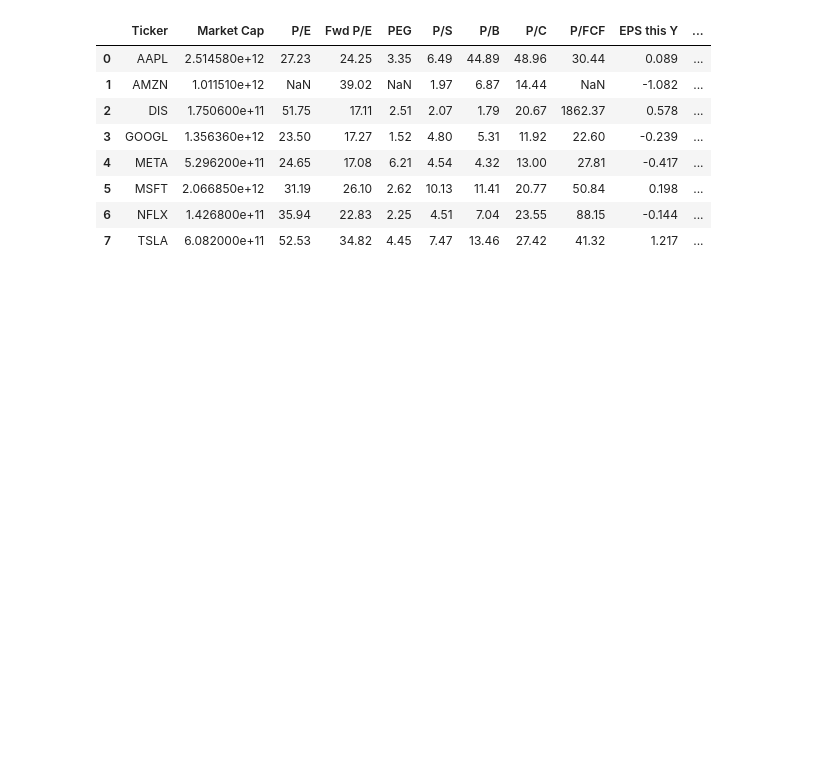
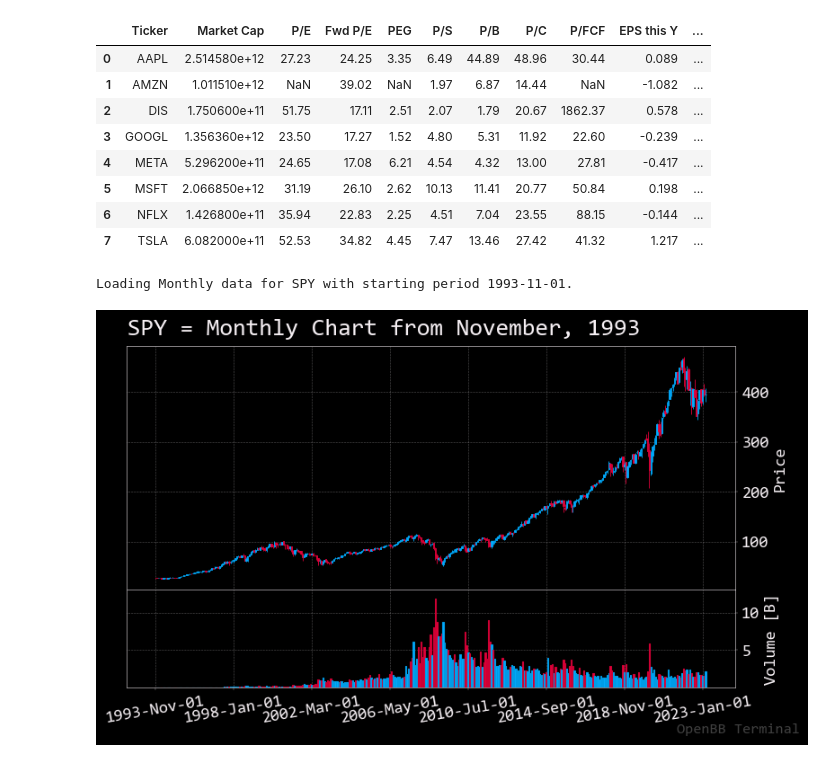
Before and after one commit to lukewbecker/financial, a Jupyter notebook: openbb_test.ipynb, the cells around one changed output. Drawn from its saved outputs; the diff is of its cells as text; code cells hidden in the pictures; blank space fills up the shorter version.

```diff
--- a/openbb_test.ipynb
+++ b/openbb_test.ipynb
@@ -28,3 +28,18 @@ openbb.stocks.ca.screener(similar = ['AAPL', 'NFLX', 'META', 'AMZN', 'MSFT', 'GO
 | 5 | MSFT | 2.066850e+12 | 31.19 | 26.10 | 2.62 | 10.13 | 11.41 | 20.77 | 50.84 | 0.198 | ... |
 | 6 | NFLX | 1.426800e+11 | 35.94 | 22.83 | 2.25 | 4.51 | 7.04 | 23.55 | 88.15 | -0.144 | ... |
 | 7 | TSLA | 6.082000e+11 | 52.53 | 34.82 | 4.45 | 7.47 | 13.46 | 27.42 | 41.32 | 1.217 | ... |
+# %%
+spy_daily = openbb.stocks.load(
+        symbol = 'SPY',
+        start_date = '1993-11-01',
+        monthly = True)
+# %% [output]
+Loading Monthly data for SPY with starting period 1993-11-01.
+# %%
+openbb.stocks.candle(
+    data = spy_daily,
+    asset_type = 'SPY = Monthly Chart from November, 1993',
+    symbol = ''
+)
+# %% [output]
+[figure, added]
```
